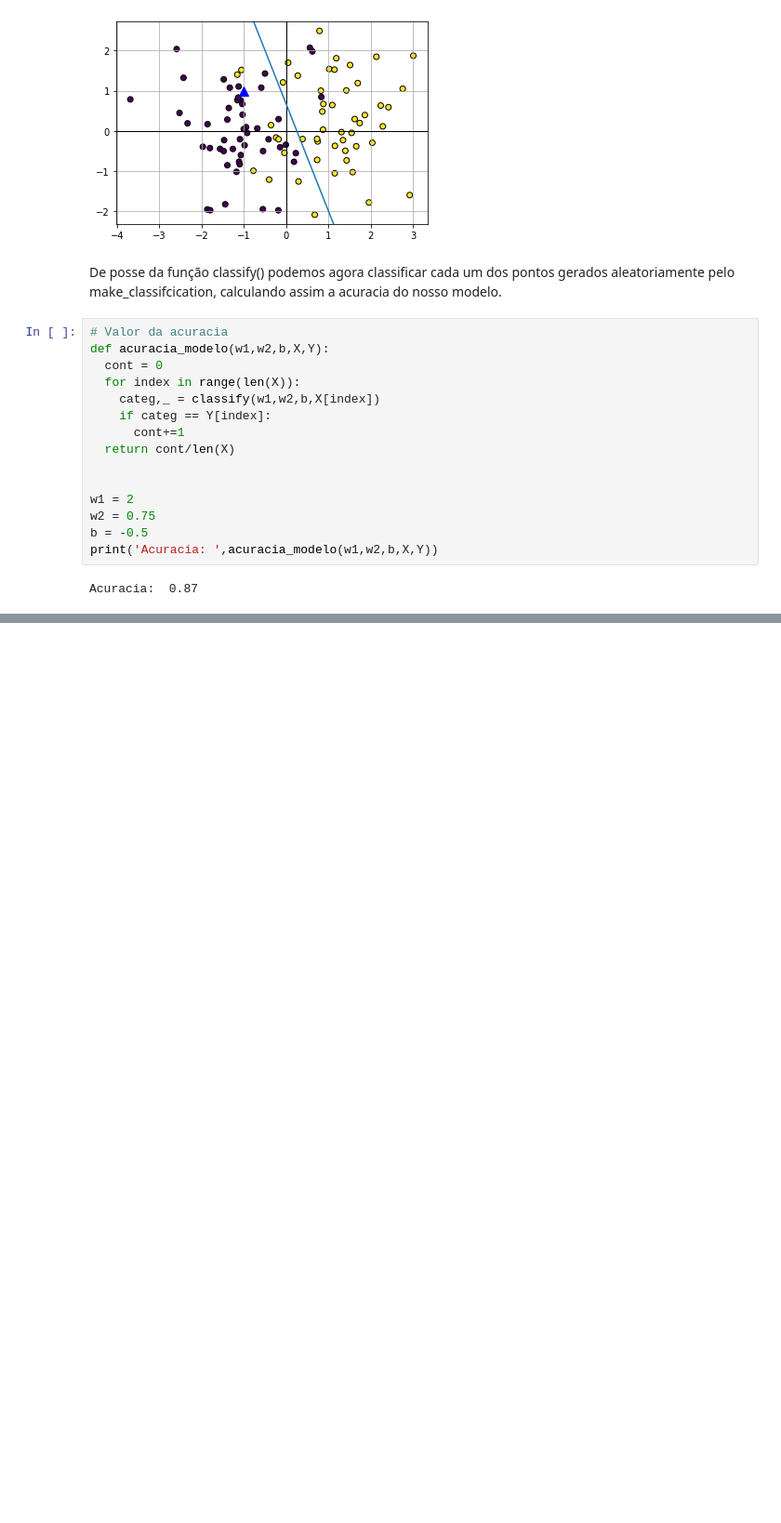
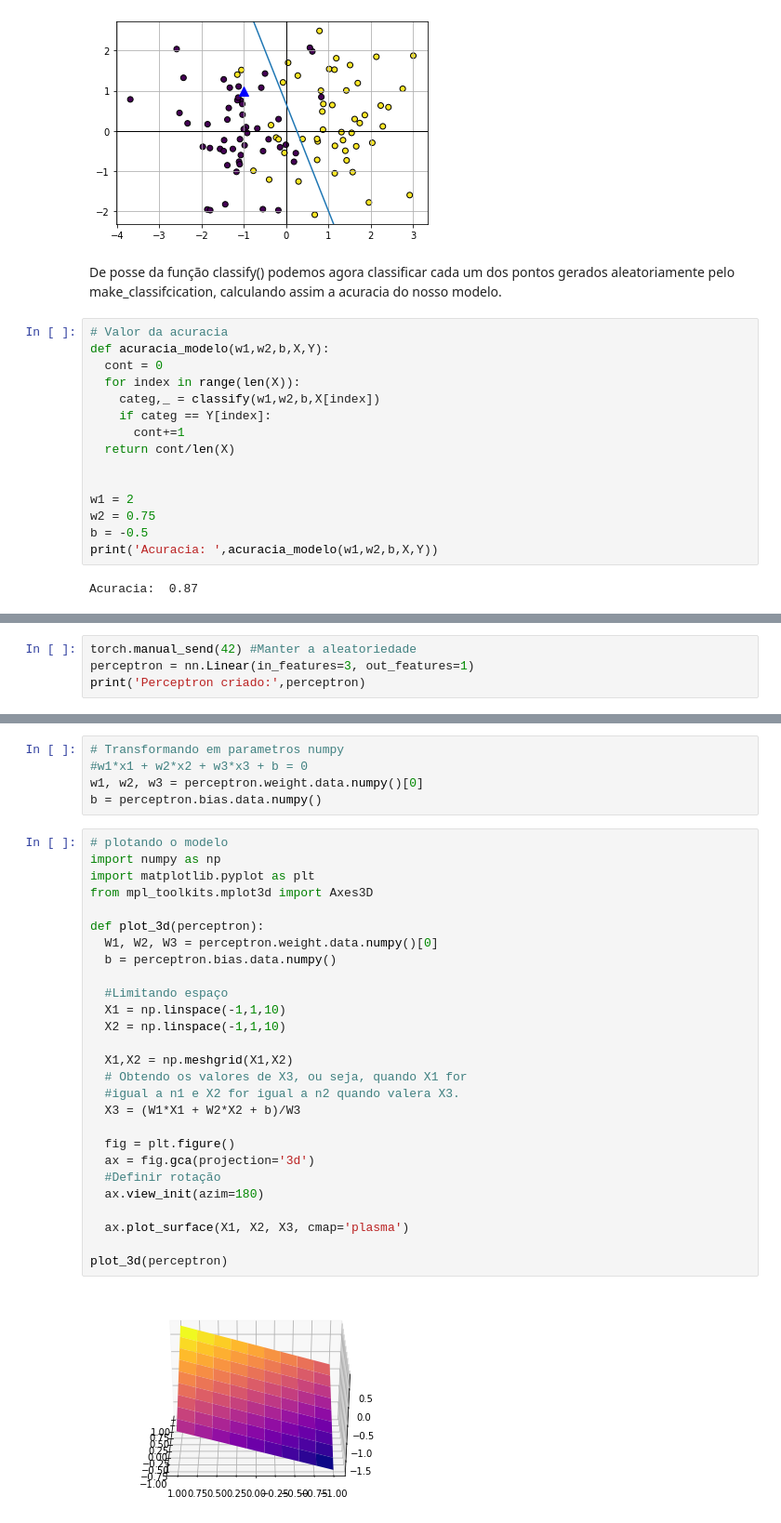
Before and after one commit to JeandsGomes/Estudando_Deep_Learning_PyTorch, a Jupyter notebook: 01.ipynb, the cells around one changed output, grey strips where cells are left out. Shown: that part at 93% size. Drawn from its saved outputs; the diff is of its cells as text; blank space fills up the shorter version.

```diff
--- a/01.ipynb
+++ b/01.ipynb
@@ -529,0 +579,4 @@ Acuracia:  0.87
+# %%
+torch.manual_send(42) #Manter a aleatoriedade
+perceptron = nn.Linear(in_features=3, out_features=1)
+print('Perceptron criado:',perceptron)
@@ -529,0 +602,34 @@ Acuracia:  0.87
+# %%
+# Transformando em parametros numpy
+#w1*x1 + w2*x2 + w3*x3 + b = 0
+w1, w2, w3 = perceptron.weight.data.numpy()[0]
+b = perceptron.bias.data.numpy()
+# %%
+# plotando o modelo
+import numpy as np
+import matplotlib.pyplot as plt
+from mpl_toolkits.mplot3d import Axes3D
+
+def plot_3d(perceptron):
+  W1, W2, W3 = perceptron.weight.data.numpy()[0]
+  b = perceptron.bias.data.numpy()
+
+  #Limitando espaço
+  X1 = np.linspace(-1,1,10)
+  X2 = np.linspace(-1,1,10)
+
+  X1,X2 = np.meshgrid(X1,X2)
+  # Obtendo os valores de X3, ou seja, quando X1 for
+  #igual a n1 e X2 for igual a n2 quando valera X3.
+  X3 = (W1*X1 + W2*X2 + b)/W3
+
+  fig = plt.figure()
+  ax = fig.gca(projection='3d')
+  #Definir rotação
+  ax.view_init(azim=180)
+
+  ax.plot_surface(X1, X2, X3, cmap='plasma')
+
+plot_3d(perceptron)
+# %% [output]
+[figure, added]
```
Also changed, not shown: parts of 11 cells of this notebook.
